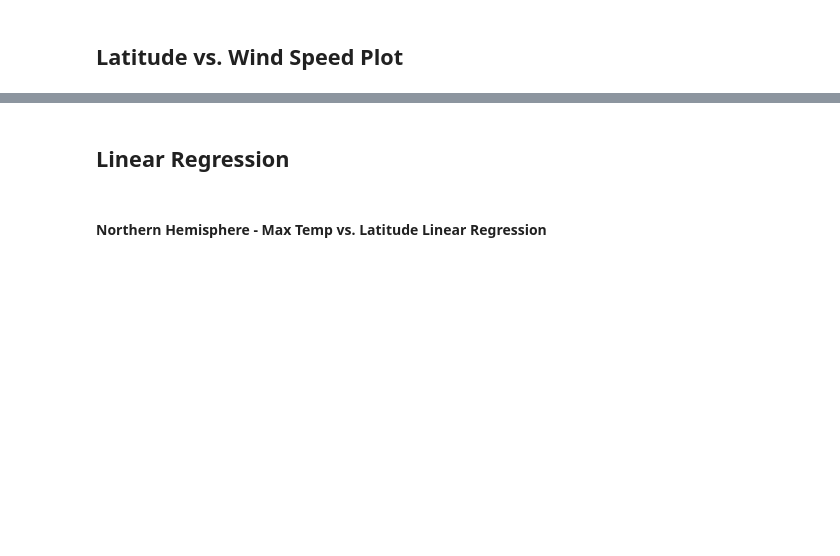
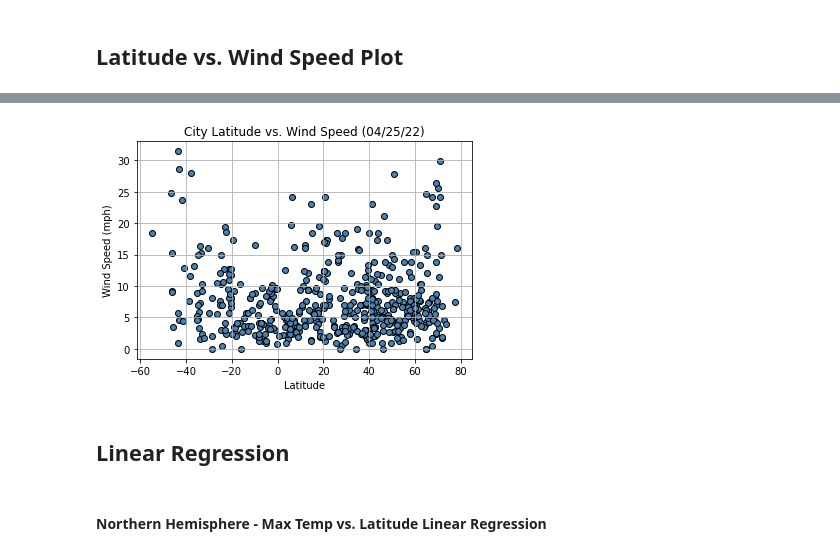
Before and after one commit to GambitAcid/Python-API-Challenge, a Jupyter notebook: Instructions/WeatherPy/WeatherPy.ipynb, the cells around one changed output, grey strips where cells are left out. Drawn from its saved outputs; the diff is of its cells as text; code cells hidden in the pictures; blank space fills up the shorter version.

```diff
--- a/Instructions/WeatherPy/WeatherPy.ipynb
+++ b/Instructions/WeatherPy/WeatherPy.ipynb
@@ -196,2 +253,13 @@ Int64Index([], dtype='int64')
+# %%
+#Building a scatter plot for latitude vs temperature
+plt.scatter(display_weather["Lat"],display_weather["Wind Speed"],edgecolors="black",facecolors="steelblue")
+
+plt.title(f"City Latitude vs. Wind Speed ({time.strftime('%x')})")
+plt.xlabel("Latitude")
+plt.ylabel("Wind Speed (mph)")
+plt.grid(True)
+plt.savefig("../Images/Fig4.png")
+# %% [output]
+[figure, added]
 # %% [markdown]
 ## Linear Regression
```
Also changed, not shown: parts of 41 cells of this notebook, 29 other files.
